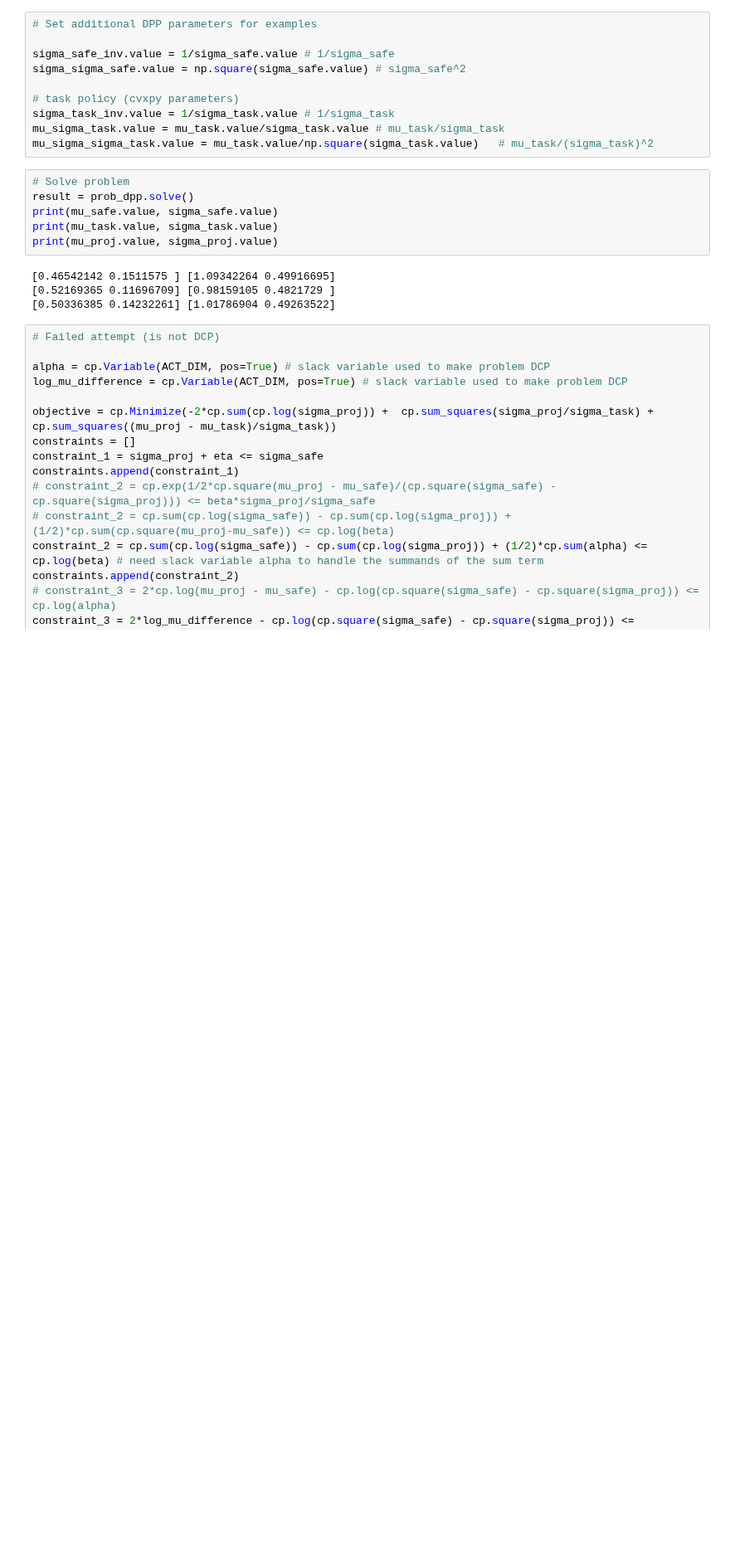
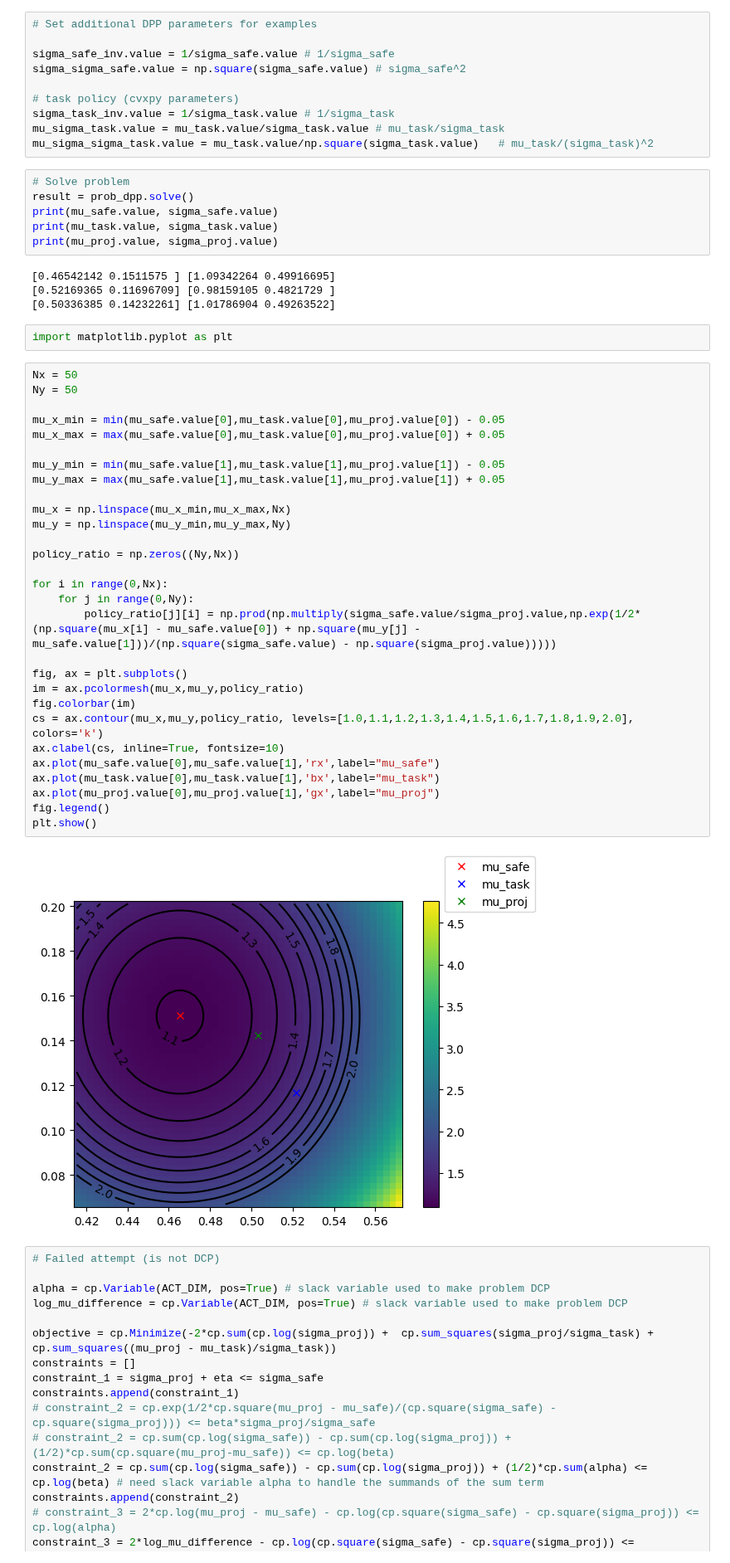
Before and after one commit to JacquesCloete/sport, a Jupyter notebook: mini_project_scripts/convex_minimization_example.ipynb, the cells around one changed output. Shown at 83% size. Drawn from its saved outputs; the diff is of its cells as text; blank space fills up the shorter version.

Commit message:
Added plot showing policy means as well as contours of the policy ratio

```diff
--- a/mini_project_scripts/convex_minimization_example.ipynb
+++ b/mini_project_scripts/convex_minimization_example.ipynb
@@ -147,6 +147,39 @@ print(mu_proj.value, sigma_proj.value)
 [0.46542142 0.1511575 ] [1.09342264 0.49916695]
 [0.52169365 0.11696709] [0.98159105 0.4821729 ]
 [0.50336385 0.14232261] [1.01786904 0.49263522]
+# %%
+import matplotlib.pyplot as plt
+# %%
+Nx = 50
+Ny = 50
+
+mu_x_min = min(mu_safe.value[0],mu_task.value[0],mu_proj.value[0]) - 0.05
+mu_x_max = max(mu_safe.value[0],mu_task.value[0],mu_proj.value[0]) + 0.05
+
+mu_y_min = min(mu_safe.value[1],mu_task.value[1],mu_proj.value[1]) - 0.05
+mu_y_max = max(mu_safe.value[1],mu_task.value[1],mu_proj.value[1]) + 0.05
+
+mu_x = np.linspace(mu_x_min,mu_x_max,Nx)
+mu_y = np.linspace(mu_y_min,mu_y_max,Ny)
+
+policy_ratio = np.zeros((Ny,Nx))
+
+for i in range(0,Nx):
+    for j in range(0,Ny):
+        policy_ratio[j][i] = np.prod(np.multiply(sigma_safe.value/sigma_proj.value,np.exp(1/2*(np.square(mu_x[i] - mu_safe.value[0]) + np.square(mu_y[j] - mu_safe.value[1]))/(np.square(sigma_safe.value) - np.square(sigma_proj.value)))))
+
+fig, ax = plt.subplots()
+im = ax.pcolormesh(mu_x,mu_y,policy_ratio)
+fig.colorbar(im)
+cs = ax.contour(mu_x,mu_y,policy_ratio, levels=[1.0,1.1,1.2,1.3,1.4,1.5,1.6,1.7,1.8,1.9,2.0], colors='k')
+ax.clabel(cs, inline=True, fontsize=10)
+ax.plot(mu_safe.value[0],mu_safe.value[1],'rx',label="mu_safe")
+ax.plot(mu_task.value[0],mu_task.value[1],'bx',label="mu_task")
+ax.plot(mu_proj.value[0],mu_proj.value[1],'gx',label="mu_proj")
+fig.legend()
+plt.show()
+# %% [output]
+[figure, added]
 # %%
 # Failed attempt (is not DCP)
 
```
